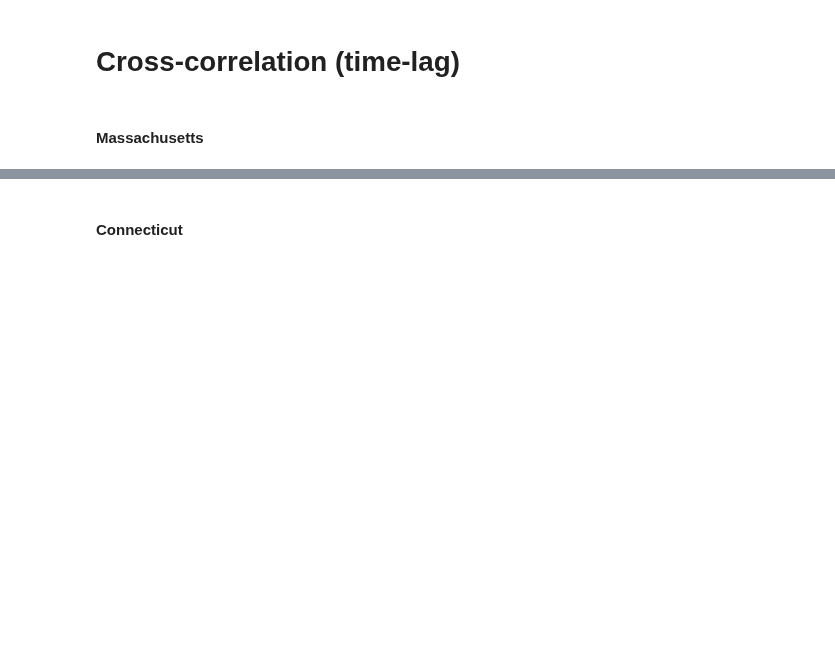
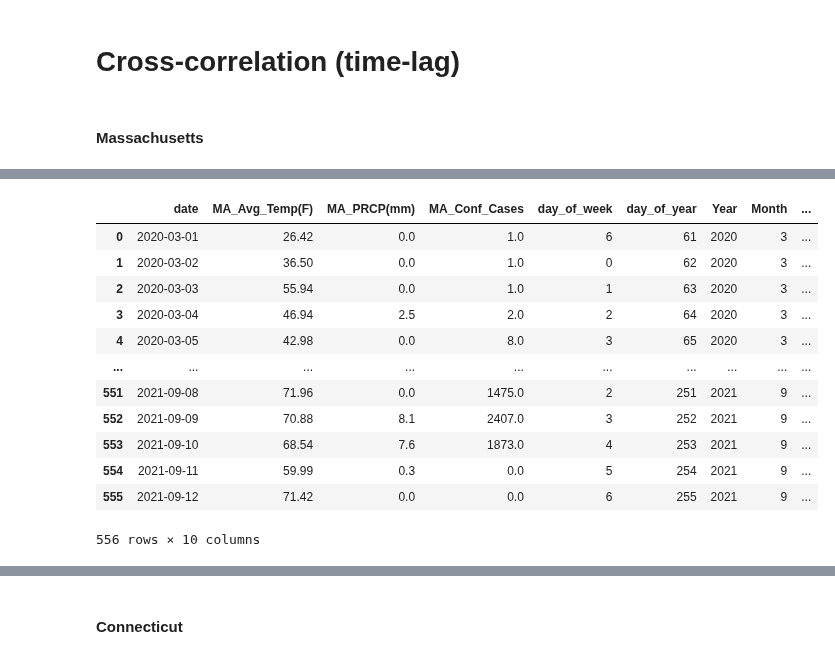
Before and after one commit to anmorgan24/Springboard, a Jupyter notebook: COVID19_Weather_Capstone/Cross_correlation_time_lag.ipynb, the cells around one changed output, grey strips where cells are left out. Cells and saved outputs as stored; diff of their text form; code cells hidden in the pictures; blank space fills up the shorter version.

```diff
--- a/COVID19_Weather_Capstone/Cross_correlation_time_lag.ipynb
+++ b/COVID19_Weather_Capstone/Cross_correlation_time_lag.ipynb
@@ -340,0 +397,16 @@ df_ma4 = df_ma4.dropna()
+# %%
+df_ma5
+# %% [output]
+|  | date | MA_Avg_Temp(F) | MA_PRCP(mm) | MA_Conf_Cases | day_of_week | day_of_year | Year | Month | ... |
+| 0 | 2020-03-01 | 26.42 | 0.0 | 1.0 | 6 | 61 | 2020 | 3 | ... |
+| 1 | 2020-03-02 | 36.50 | 0.0 | 1.0 | 0 | 62 | 2020 | 3 | ... |
+| 2 | 2020-03-03 | 55.94 | 0.0 | 1.0 | 1 | 63 | 2020 | 3 | ... |
+| 3 | 2020-03-04 | 46.94 | 2.5 | 2.0 | 2 | 64 | 2020 | 3 | ... |
+| 4 | 2020-03-05 | 42.98 | 0.0 | 8.0 | 3 | 65 | 2020 | 3 | ... |
+| ... | ... | ... | ... | ... | ... | ... | ... | ... | ... |
+| 551 | 2021-09-08 | 71.96 | 0.0 | 1475.0 | 2 | 251 | 2021 | 9 | ... |
+| 552 | 2021-09-09 | 70.88 | 8.1 | 2407.0 | 3 | 252 | 2021 | 9 | ... |
+| 553 | 2021-09-10 | 68.54 | 7.6 | 1873.0 | 4 | 253 | 2021 | 9 | ... |
+| 554 | 2021-09-11 | 59.99 | 0.3 | 0.0 | 5 | 254 | 2021 | 9 | ... |
+| 555 | 2021-09-12 | 71.42 | 0.0 | 0.0 | 6 | 255 | 2021 | 9 | ... |
+556 rows × 10 columns
```
Also changed, not shown: parts of 35 cells of this notebook.
